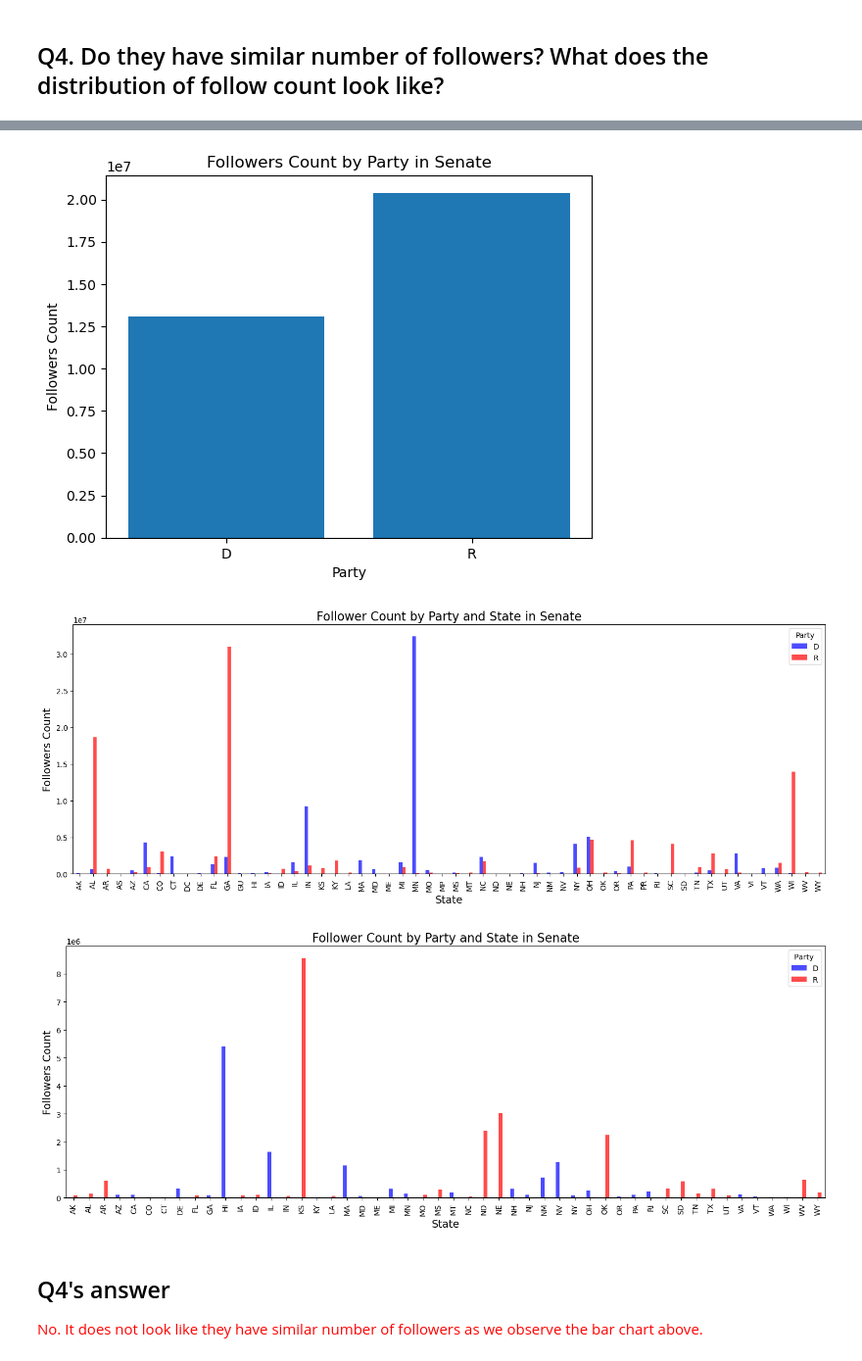
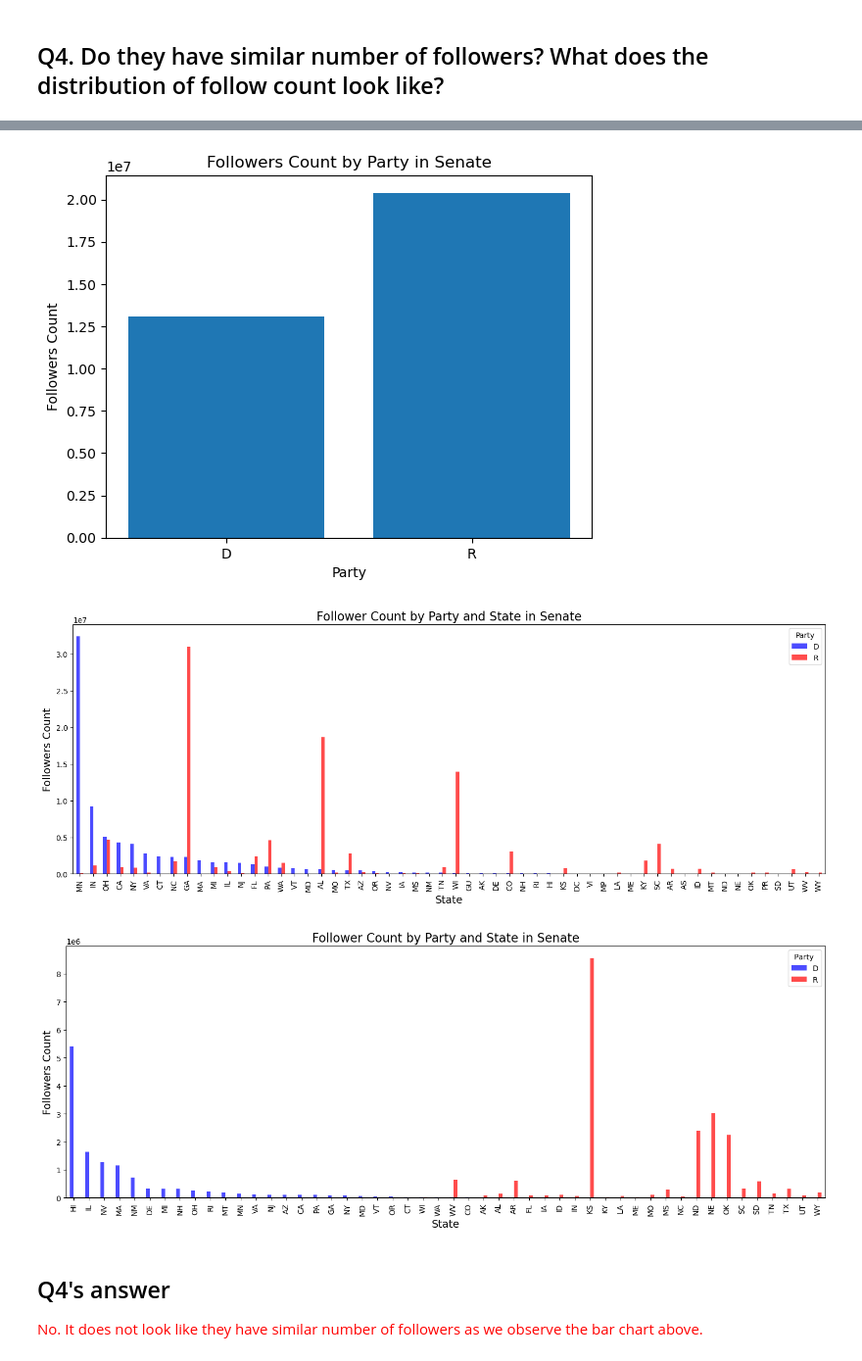
Before and after one commit to e8yes/spectrum-generator, a Jupyter notebook: src/notebook/eda.ipynb, the cells around one changed output, grey strips where cells are left out. Shown at 98% size. Drawn from its saved outputs; the diff is of its cells as text; code cells hidden in the pictures.

```diff
--- a/src/notebook/eda.ipynb
+++ b/src/notebook/eda.ipynb
@@ -119,35 +119,41 @@ plt.xlabel('Party')
 plt.ylabel('Followers Count')
 plt.title('Followers Count by Party in Senate')
 
 # Pivot the house_user_follower_df DataFrame to create two columns for the follower counts for each party
 house_user_follower_state_pivot = house_user_follower_state_df.pivot_table(index='State', columns='Party', values='followers_count')
 
+# Sort the DataFrame by the follower count for the Democratic party in descending order
+house_user_follower_state_pivot = house_user_follower_state_pivot.sort_values(by='D', ascending=False)
+
 # Plot the follower counts for the house
 house_user_follower_state_pivot.plot(kind='bar', color=['b', 'r'], alpha=0.7, figsize=(18,6))
 
 # Set the title and labels for the house follower count chart
 plt.title('Follower Count by Party and State in Senate', fontsize=16)
 plt.xlabel('State', fontsize=14)
 plt.ylabel('Followers Count', fontsize=14)
 
 # Pivot the senate_user_follower_df DataFrame to create two columns for the follower counts for each party
 senate_user_follower_state_pivot = senate_user_follower_state_df.pivot_table(index='State', columns='Party ', values='followers_count')
 
+# Sort the DataFrame by the follower count for the Democratic party in descending order
+senate_user_follower_state_pivot = senate_user_follower_state_pivot.sort_values(by='D', ascending=False)
+
 # Plot the follower counts for the senate
 senate_user_follower_state_pivot.plot(kind='bar', color=['b', 'r'], alpha=0.7, figsize=(18,6))
 
 # Set the title and labels for the senate follower count chart
 plt.title('Follower Count by Party and State in Senate', fontsize=16)
 plt.xlabel('State', fontsize=14)
 plt.ylabel('Followers Count', fontsize=14)
 
 # Show the plots
 plt.show()
 # %% [output]
 [figure]
 [figure]
-[figure, old version]
+[figure, new version]
-[figure, old version]
+[figure, new version]
 # %% [markdown]
 ## Q4's answer
 <font color='red'>No. It does not look like they have similar number of followers as we observe the bar chart above. </font>
```
